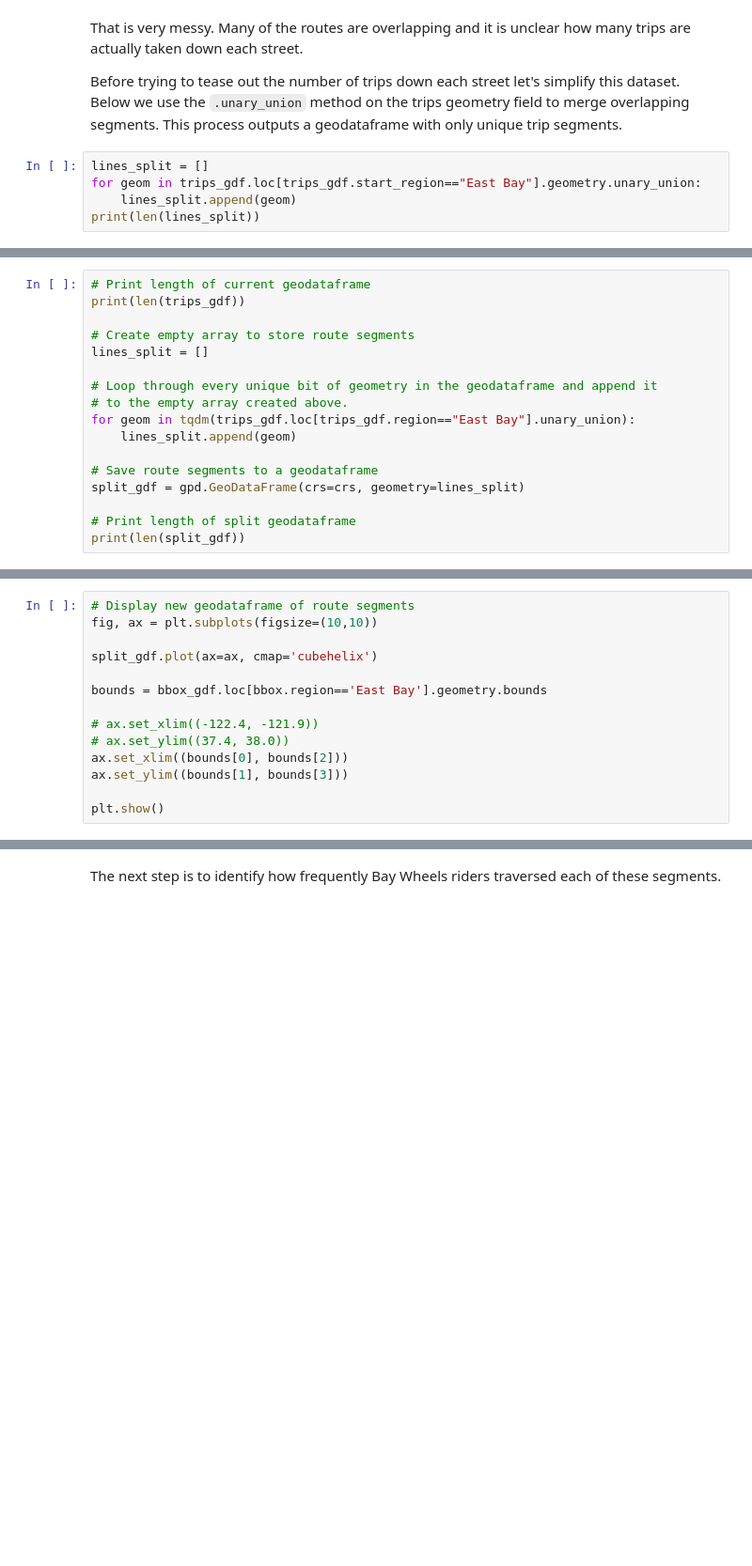
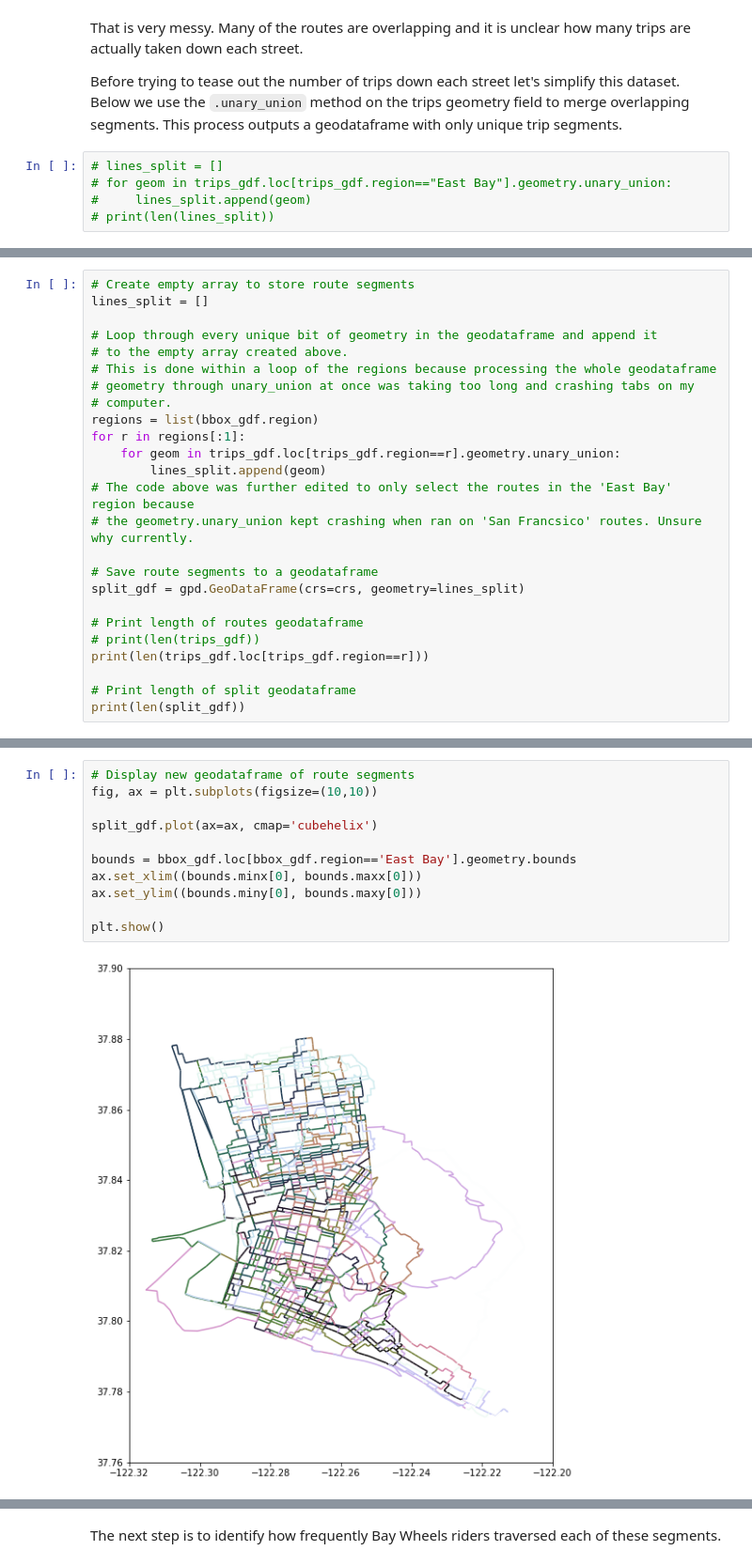
Before and after one commit to ethanebinger/CP255, a Jupyter notebook: code/2_Densify_BayWheels_Trips.ipynb, the cells around one changed output, grey strips where cells are left out. Shown at 94% size. Saved outputs shown, nothing was run; the diff lists cells and outputs as text; blank space fills up the shorter version.

```diff
--- a/code/2_Densify_BayWheels_Trips.ipynb
+++ b/code/2_Densify_BayWheels_Trips.ipynb
@@ -67,7 +79,7 @@ That is very messy. Many of the routes are overlapping and it is unclear how man
 
 Before trying to tease out the number of trips down each street let's simplify this dataset. Below we use the `.unary_union` method on the trips geometry field to merge overlapping segments. This process outputs a geodataframe with only unique trip segments.
 # %%
-lines_split = []
-for geom in trips_gdf.loc[trips_gdf.start_region=="East Bay"].geometry.unary_union:
-    lines_split.append(geom)
-print(len(lines_split))
+# lines_split = []
+# for geom in trips_gdf.loc[trips_gdf.region=="East Bay"].geometry.unary_union:
+#     lines_split.append(geom)
+# print(len(lines_split))
@@ -78,18 +86,26 @@ ValueError: No Shapely geometry can be created from null value
 # %%
-# Print length of current geodataframe
-print(len(trips_gdf))
-
 # Create empty array to store route segments
 lines_split = []
 
 # Loop through every unique bit of geometry in the geodataframe and append it
 # to the empty array created above.
-for geom in tqdm(trips_gdf.loc[trips_gdf.region=="East Bay"].unary_union):
-    lines_split.append(geom)
+# This is done within a loop of the regions because processing the whole geodataframe
+# geometry through unary_union at once was taking too long and crashing tabs on my
+# computer.
+regions = list(bbox_gdf.region)
+for r in regions[:1]:
+    for geom in trips_gdf.loc[trips_gdf.region==r].geometry.unary_union:
+        lines_split.append(geom)
+# The code above was further edited to only select the routes in the 'East Bay' region because
+# the geometry.unary_union kept crashing when ran on 'San Francsico' routes. Unsure why currently.
 
 # Save route segments to a geodataframe
 split_gdf = gpd.GeoDataFrame(crs=crs, geometry=lines_split)
 
+# Print length of routes geodataframe
+# print(len(trips_gdf))
+print(len(trips_gdf.loc[trips_gdf.region==r]))
+
 # Print length of split geodataframe
 print(len(split_gdf))
 # %% [output]
@@ -99,14 +114,13 @@ print(len(split_gdf))
 # %%
 # Display new geodataframe of route segments
 fig, ax = plt.subplots(figsize=(10,10))
 
 split_gdf.plot(ax=ax, cmap='cubehelix')
 
-bounds = bbox_gdf.loc[bbox.region=='East Bay'].geometry.bounds
-
-# ax.set_xlim((-122.4, -121.9))
-# ax.set_ylim((37.4, 38.0))
-ax.set_xlim((bounds[0], bounds[2]))
-ax.set_ylim((bounds[1], bounds[3]))
+bounds = bbox_gdf.loc[bbox_gdf.region=='East Bay'].geometry.bounds
+ax.set_xlim((bounds.minx[0], bounds.maxx[0]))
+ax.set_ylim((bounds.miny[0], bounds.maxy[0]))
 
 plt.show()
+# %% [output]
+[figure, added]
```
Also changed, not shown: parts of 32 cells of this notebook, 1 other file.
